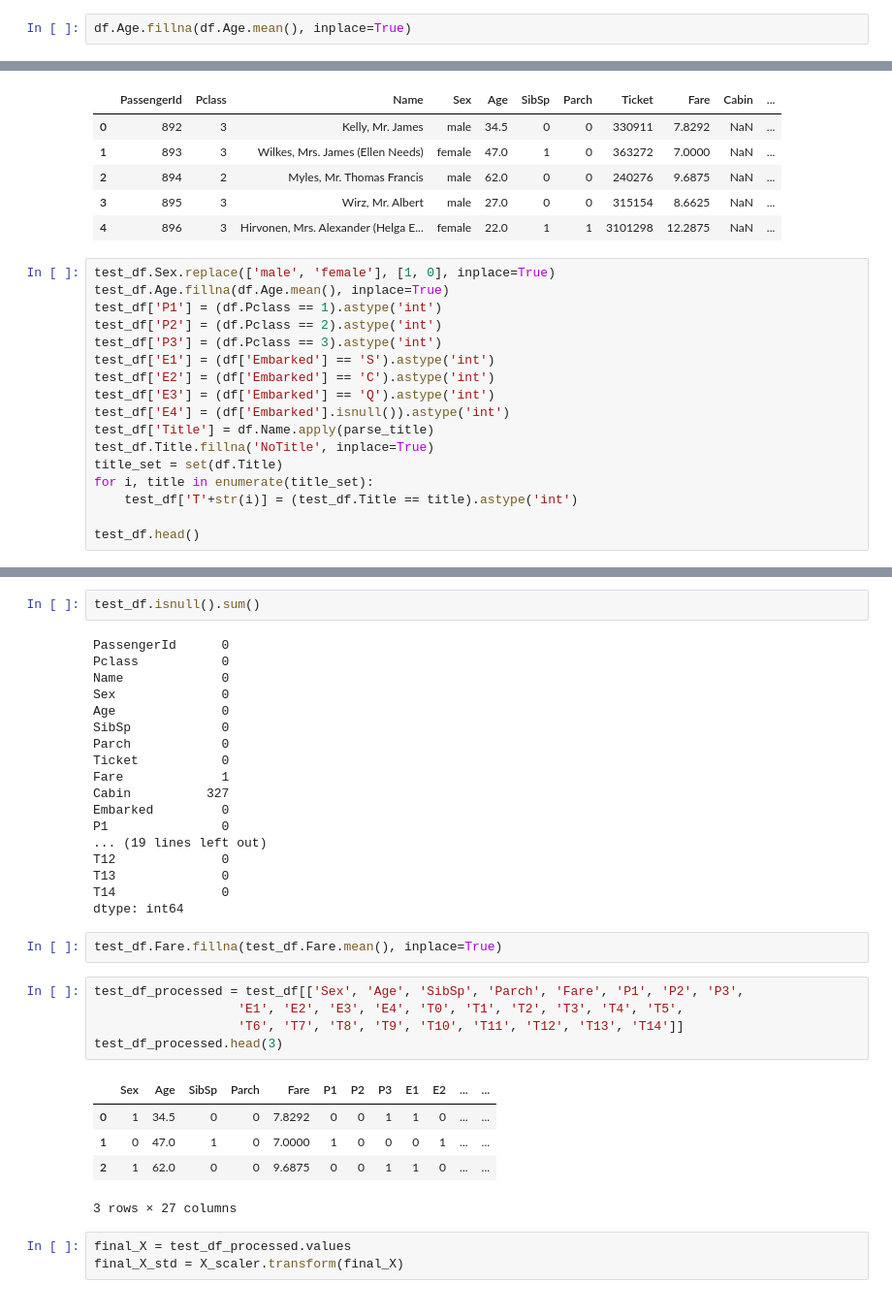
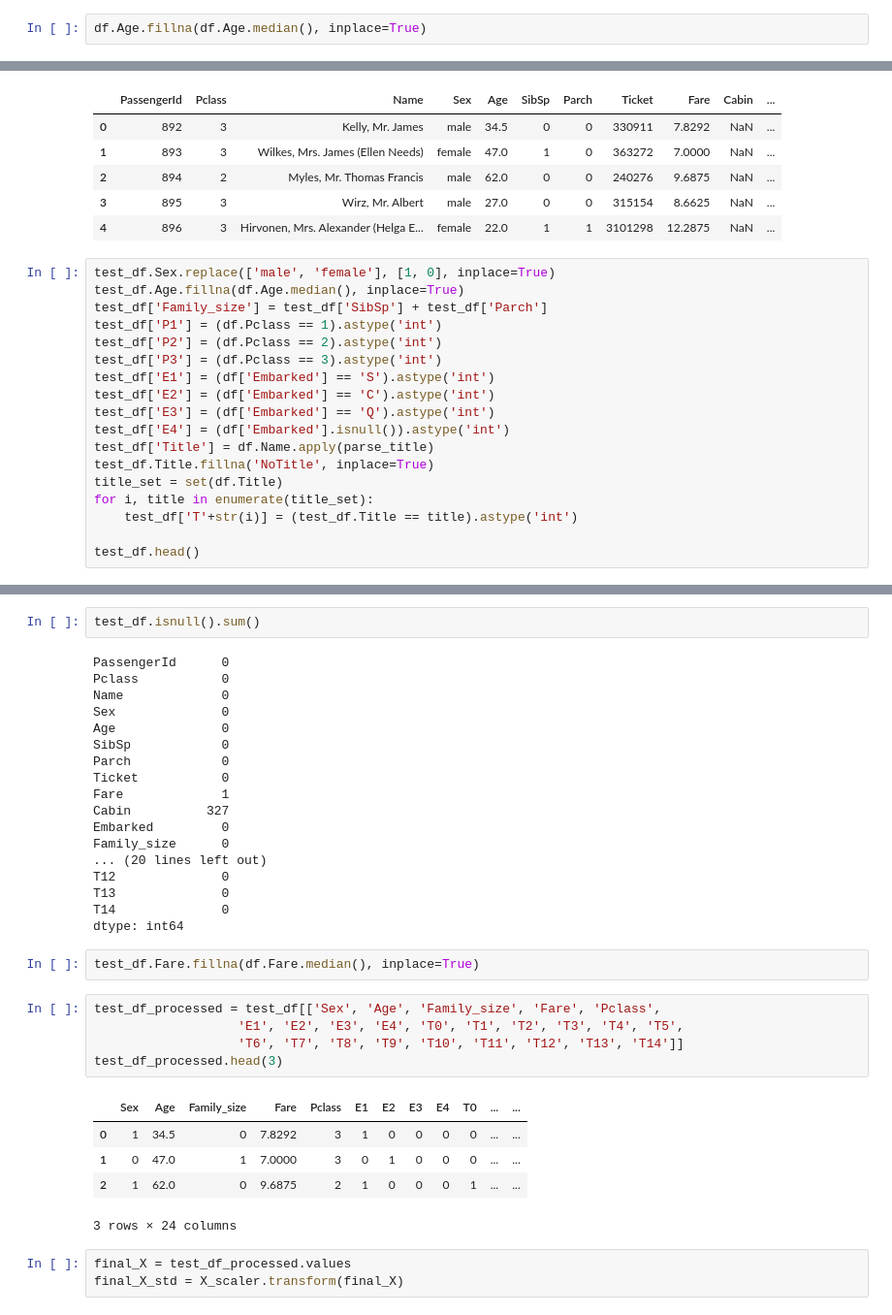
Before and after one commit to CoderSLZhang/Kaggle-Titanic-Machine-Learning-from-Disaster, a Jupyter notebook: SVM_sklearn.ipynb, the cells around one changed output, grey strips where cells are left out. Shown: that part at 97% size. Cells and saved outputs as stored; diff of their text form.

```diff
--- a/SVM_sklearn.ipynb
+++ b/SVM_sklearn.ipynb
@@ -96,7 +96,7 @@ df.Age.isnull().sum()
 # %% [output]
 177
 # %%
-df.Age.fillna(df.Age.mean(), inplace=True)
+df.Age.fillna(df.Age.median(), inplace=True)
 # %%
 df['Age_categories'] = pd.cut(df['Age'], 5)
 # %%
@@ -316,7 +314,8 @@ test_df.head()
 | 4 | 896 | 3 | Hirvonen, Mrs. Alexander (Helga E... | female | 22.0 | 1 | 1 | 3101298 | 12.2875 | NaN | ... |
 # %%
 test_df.Sex.replace(['male', 'female'], [1, 0], inplace=True)
-test_df.Age.fillna(df.Age.mean(), inplace=True)
+test_df.Age.fillna(df.Age.median(), inplace=True)
+test_df['Family_size'] = test_df['SibSp'] + test_df['Parch']
 test_df['P1'] = (df.Pclass == 1).astype('int')
 test_df['P2'] = (df.Pclass == 2).astype('int')
 test_df['P3'] = (df.Pclass == 3).astype('int')
@@ -353,25 +352,25 @@ Ticket           0
 Fare             1
 Cabin          327
 Embarked         0
-P1               0
-... (19 lines left out)
+Family_size      0
+... (20 lines left out)
 T12              0
 T13              0
 T14              0
 dtype: int64
 # %%
-test_df.Fare.fillna(test_df.Fare.mean(), inplace=True)
+test_df.Fare.fillna(df.Fare.median(), inplace=True)
 # %%
-test_df_processed = test_df[['Sex', 'Age', 'SibSp', 'Parch', 'Fare', 'P1', 'P2', 'P3',
+test_df_processed = test_df[['Sex', 'Age', 'Family_size', 'Fare', 'Pclass',
                    'E1', 'E2', 'E3', 'E4', 'T0', 'T1', 'T2', 'T3', 'T4', 'T5',
                    'T6', 'T7', 'T8', 'T9', 'T10', 'T11', 'T12', 'T13', 'T14']]
 test_df_processed.head(3)
 # %% [output]
-|  | Sex | Age | SibSp | Parch | Fare | P1 | P2 | P3 | E1 | E2 | ... | ... |
-| 0 | 1 | 34.5 | 0 | 0 | 7.8292 | 0 | 0 | 1 | 1 | 0 | ... | ... |
-| 1 | 0 | 47.0 | 1 | 0 | 7.0000 | 1 | 0 | 0 | 0 | 1 | ... | ... |
-| 2 | 1 | 62.0 | 0 | 0 | 9.6875 | 0 | 0 | 1 | 1 | 0 | ... | ... |
+|  | Sex | Age | Family_size | Fare | Pclass | E1 | E2 | E3 | E4 | T0 | ... | ... |
+| 0 | 1 | 34.5 | 0 | 7.8292 | 3 | 1 | 0 | 0 | 0 | 0 | ... | ... |
+| 1 | 0 | 47.0 | 1 | 7.0000 | 3 | 0 | 1 | 0 | 0 | 0 | ... | ... |
+| 2 | 1 | 62.0 | 0 | 9.6875 | 2 | 1 | 0 | 0 | 0 | 1 | ... | ... |
-3 rows × 27 columns
+3 rows × 24 columns
 # %%
 final_X = test_df_processed.values
 final_X_std = X_scaler.transform(final_X)
```
Also changed, not shown: parts of 12 cells of this notebook, 6 other files.
